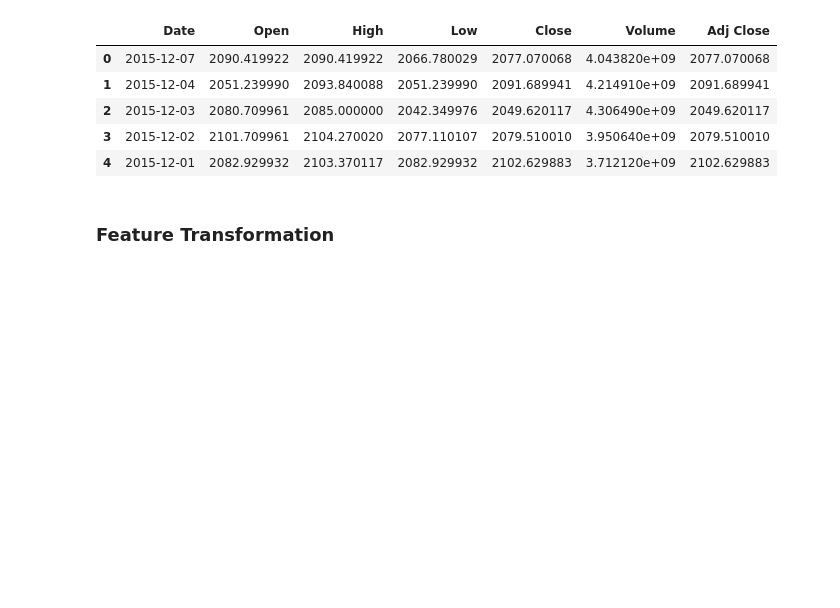
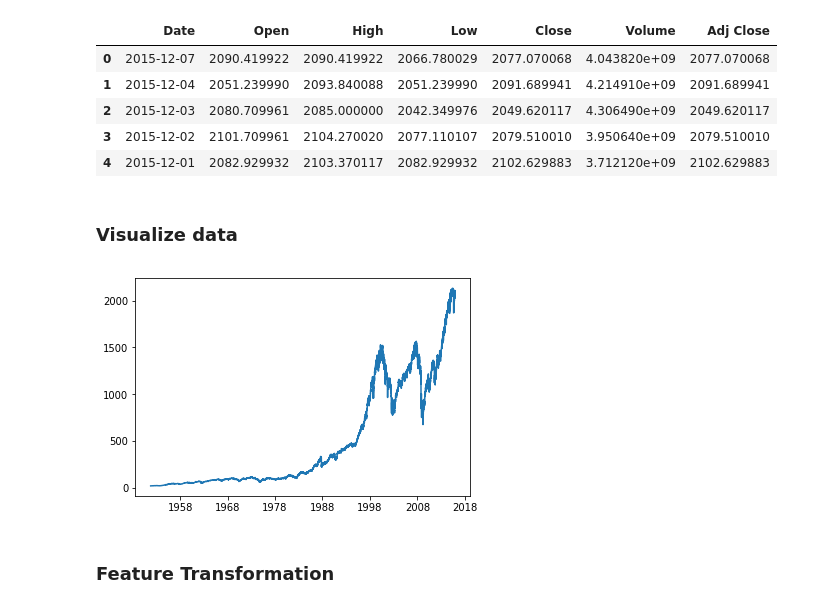
Before and after one commit to llwang8/Data_Science_Portfolio, a Jupyter notebook: MachineLearning/Project_ Predicting the stock market/PredictingTheStockMarket.ipynb, the cells around one changed output. Cells and saved outputs as stored; diff of their text form; code cells hidden in the pictures; blank space fills up the shorter version.

```diff
--- a/MachineLearning/Project_ Predicting the stock market/PredictingTheStockMarket.ipynb
+++ b/MachineLearning/Project_ Predicting the stock market/PredictingTheStockMarket.ipynb
@@ -34,6 +36,13 @@ data.head()
 | 2 | 2015-12-03 | 2080.709961 | 2085.000000 | 2042.349976 | 2049.620117 | 4.306490e+09 | 2049.620117 |
 | 3 | 2015-12-02 | 2101.709961 | 2104.270020 | 2077.110107 | 2079.510010 | 3.950640e+09 | 2079.510010 |
 | 4 | 2015-12-01 | 2082.929932 | 2103.370117 | 2082.929932 | 2102.629883 | 3.712120e+09 | 2102.629883 |
+# %% [markdown]
+### Visualize data
+# %%
+plt.plot(data['Date'], data['Close'])
+plt.show()
+# %% [output]
+[figure, added]
 # %% [markdown]
 ### Feature Transformation
 # %%
```
Also changed, not shown: parts of 8 cells of this notebook, 3 other files.
